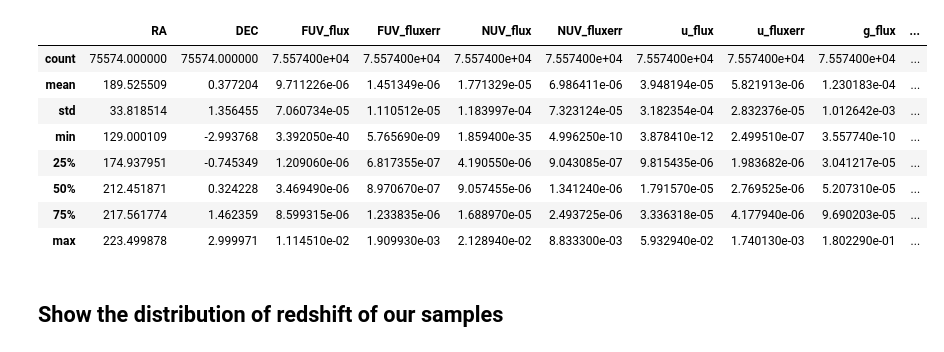
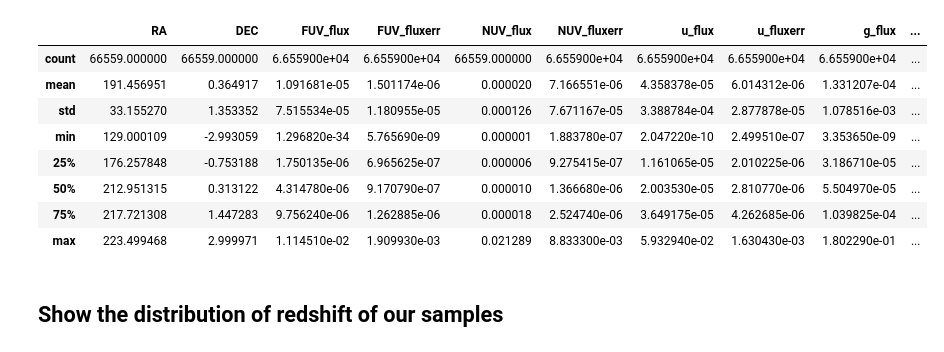
Before and after one commit to s-ysd/ManifoldLearning, a Jupyter notebook: DataCheckAndSampleSelectionFromGAMA.ipynb, the cells around one changed output. Cells and saved outputs as stored; diff of their text form; code cells hidden in the pictures.

```diff
--- a/DataCheckAndSampleSelectionFromGAMA.ipynb
+++ b/DataCheckAndSampleSelectionFromGAMA.ipynb
@@ -45,36 +62,36 @@ DATA_GAMA_FLUX = GAMA.query_sql('SELECT * FROM LambdarCat LIMIT 1000000')
 # %%
 # Arrange the Astropy table for the analysis (Convert into pd.DataFrame, set index and select samples which have reliable redshift)
 DATA_GAMA_FLUX = DATA_GAMA_FLUX.to_pandas().set_index('CATAID')
 DATA_GAMA_KCORRECTED = DATA_GAMA_KCORRECTED.to_pandas().set_index('CATAID').loc[DATA_GAMA_KCORRECTED['NQ'] >= 3]
 DATA_GAMA_FLUX = DATA_GAMA_FLUX.loc[(DATA_GAMA_FLUX['FUV_flux'] > 0) & (DATA_GAMA_FLUX['NUV_flux'] > 0) &
                                     (DATA_GAMA_FLUX['u_flux'] > 0) & (DATA_GAMA_FLUX['g_flux'] > 0) & (DATA_GAMA_FLUX['r_flux'] > 0) & (DATA_GAMA_FLUX['i_flux'] > 0) & (DATA_GAMA_FLUX['z_flux'] > 0) &
                                     (DATA_GAMA_FLUX['Y_flux'] > 0) & (DATA_GAMA_FLUX['J_flux'] > 0) & (DATA_GAMA_FLUX['H_flux'] > 0) & (DATA_GAMA_FLUX['K_flux'] > 0)].join(DATA_GAMA_KCORRECTED, how='inner')
 DATA_GAMA_FLUX['FUV_flux_kcorrected'] = -2.5 * np.log10(DATA_GAMA_FLUX['FUV_flux']) + 8.90 + DATA_GAMA_FLUX['KCORR_FUV']
 DATA_GAMA_FLUX['NUV_flux_kcorrected'] = -2.5 * np.log10(DATA_GAMA_FLUX['NUV_flux']) + 8.90 + DATA_GAMA_FLUX['KCORR_NUV']
 DATA_GAMA_FLUX['U_flux_kcorrected'] = -2.5 * np.log10(DATA_GAMA_FLUX['u_flux']) + 8.90 + DATA_GAMA_FLUX['KCORR_U']
 DATA_GAMA_FLUX['G_flux_kcorrected'] = -2.5 * np.log10(DATA_GAMA_FLUX['g_flux']) + 8.90 + DATA_GAMA_FLUX['KCORR_G']
 DATA_GAMA_FLUX['R_flux_kcorrected'] = -2.5 * np.log10(DATA_GAMA_FLUX['r_flux']) + 8.90 + DATA_GAMA_FLUX['KCORR_R']
 DATA_GAMA_FLUX['I_flux_kcorrected'] = -2.5 * np.log10(DATA_GAMA_FLUX['i_flux']) + 8.90 + DATA_GAMA_FLUX['KCORR_I']
 DATA_GAMA_FLUX['Z_flux_kcorrected'] = -2.5 * np.log10(DATA_GAMA_FLUX['z_flux']) + 8.90 + DATA_GAMA_FLUX['KCORR_Z']
 DATA_GAMA_FLUX['Y_flux_kcorrected'] = -2.5 * np.log10(DATA_GAMA_FLUX['Y_flux']) + 8.90 + DATA_GAMA_FLUX['KCORR_Y']
 DATA_GAMA_FLUX['J_flux_kcorrected'] = -2.5 * np.log10(DATA_GAMA_FLUX['J_flux']) + 8.90 + DATA_GAMA_FLUX['KCORR_J']
 DATA_GAMA_FLUX['H_flux_kcorrected'] = -2.5 * np.log10(DATA_GAMA_FLUX['H_flux']) + 8.90 + DATA_GAMA_FLUX['KCORR_H']
 DATA_GAMA_FLUX['K_flux_kcorrected'] = -2.5 * np.log10(DATA_GAMA_FLUX['K_flux']) + 8.90 + DATA_GAMA_FLUX['KCORR_K']
 DATA_GAMA_FLUX['R-K'] = DATA_GAMA_FLUX['R_flux_kcorrected'] - DATA_GAMA_FLUX['K_flux_kcorrected']
 DATA_GAMA_FLUX['NUV-R'] = DATA_GAMA_FLUX['NUV_flux_kcorrected'] - DATA_GAMA_FLUX['R_flux_kcorrected']
-DATA_GAMA_FLUX = DATA_GAMA_FLUX.loc[DATA_GAMA_FLUX['I_flux_kcorrected'] < 22.5]
+DATA_GAMA_FLUX = DATA_GAMA_FLUX.loc[(DATA_GAMA_FLUX['NUV_flux_kcorrected'] < 23.5) & (DATA_GAMA_FLUX['I_flux_kcorrected'] < 22.5)]
 # Show the details of our samples for manifold learning
 display(DATA_GAMA_FLUX.describe())
 # %% [output]
 |  | RA | DEC | FUV_flux | FUV_fluxerr | NUV_flux | NUV_fluxerr | u_flux | u_fluxerr | g_flux | ... |
-| count | 75574.000000 | 75574.000000 | 7.557400e+04 | 7.557400e+04 | 7.557400e+04 | 7.557400e+04 | 7.557400e+04 | 7.557400e+04 | 7.557400e+04 | ... |
-| mean | 189.525509 | 0.377204 | 9.711226e-06 | 1.451349e-06 | 1.771329e-05 | 6.986411e-06 | 3.948194e-05 | 5.821913e-06 | 1.230183e-04 | ... |
-| std | 33.818514 | 1.356455 | 7.060734e-05 | 1.110512e-05 | 1.183997e-04 | 7.323124e-05 | 3.182354e-04 | 2.832376e-05 | 1.012642e-03 | ... |
-| min | 129.000109 | -2.993768 | 3.392050e-40 | 5.765690e-09 | 1.859400e-35 | 4.996250e-10 | 3.878410e-12 | 2.499510e-07 | 3.557740e-10 | ... |
-| 25% | 174.937951 | -0.745349 | 1.209060e-06 | 6.817355e-07 | 4.190550e-06 | 9.043085e-07 | 9.815435e-06 | 1.983682e-06 | 3.041217e-05 | ... |
-| 50% | 212.451871 | 0.324228 | 3.469490e-06 | 8.970670e-07 | 9.057455e-06 | 1.341240e-06 | 1.791570e-05 | 2.769525e-06 | 5.207310e-05 | ... |
-| 75% | 217.561774 | 1.462359 | 8.599315e-06 | 1.233835e-06 | 1.688970e-05 | 2.493725e-06 | 3.336318e-05 | 4.177940e-06 | 9.690203e-05 | ... |
-| max | 223.499878 | 2.999971 | 1.114510e-02 | 1.909930e-03 | 2.128940e-02 | 8.833300e-03 | 5.932940e-02 | 1.740130e-03 | 1.802290e-01 | ... |
+| count | 66559.000000 | 66559.000000 | 6.655900e+04 | 6.655900e+04 | 66559.000000 | 6.655900e+04 | 6.655900e+04 | 6.655900e+04 | 6.655900e+04 | ... |
+| mean | 191.456951 | 0.364917 | 1.091681e-05 | 1.501174e-06 | 0.000020 | 7.166551e-06 | 4.358378e-05 | 6.014312e-06 | 1.331207e-04 | ... |
+| std | 33.155270 | 1.353352 | 7.515534e-05 | 1.180955e-05 | 0.000126 | 7.671167e-05 | 3.388784e-04 | 2.877878e-05 | 1.078516e-03 | ... |
+| min | 129.000109 | -2.993059 | 1.296820e-34 | 5.765690e-09 | 0.000001 | 1.883780e-07 | 2.047220e-10 | 2.499510e-07 | 3.353650e-09 | ... |
+| 25% | 176.257848 | -0.753188 | 1.750135e-06 | 6.965625e-07 | 0.000006 | 9.275415e-07 | 1.161065e-05 | 2.010225e-06 | 3.186710e-05 | ... |
+| 50% | 212.951315 | 0.313122 | 4.314780e-06 | 9.170790e-07 | 0.000010 | 1.366680e-06 | 2.003530e-05 | 2.810770e-06 | 5.504970e-05 | ... |
+| 75% | 217.721308 | 1.447283 | 9.756240e-06 | 1.262885e-06 | 0.000018 | 2.524740e-06 | 3.649175e-05 | 4.262685e-06 | 1.039825e-04 | ... |
+| max | 223.499468 | 2.999971 | 1.114510e-02 | 1.909930e-03 | 0.021289 | 8.833300e-03 | 5.932940e-02 | 1.630430e-03 | 1.802290e-01 | ... |
 # %% [markdown]
 ## Show the distribution of redshift of our samples
 # %%
```
Also changed, not shown: parts of 10 cells of this notebook, 1 other file.
